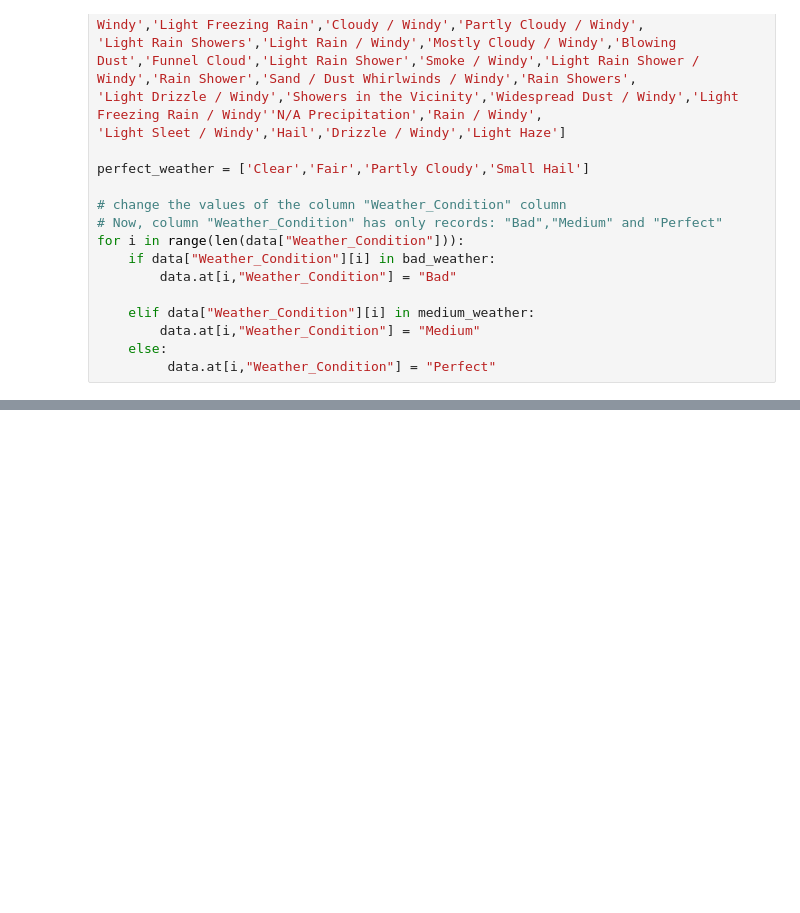
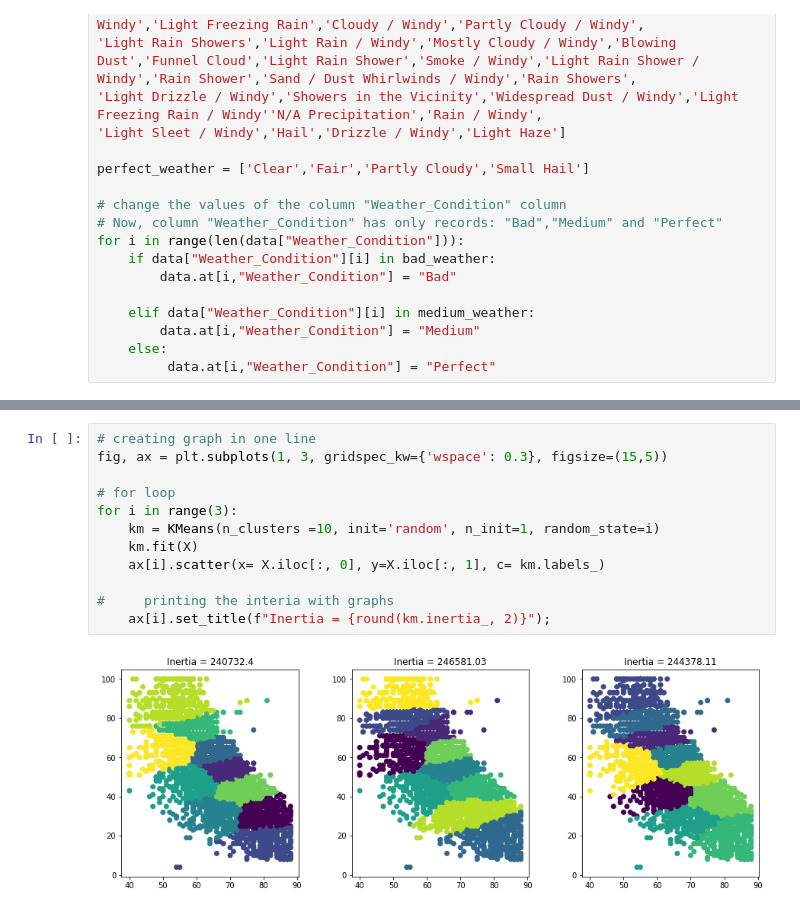
Before and after one commit to stratoskar/DataAnalytics, a Jupyter notebook: Data Analytics/Data_Preprocessing_US_accidents.ipynb, the cells around one changed output, grey strips where cells are left out. Drawn from its saved outputs; the diff is of its cells as text; blank space fills up the shorter version.

```diff
--- a/Data Analytics/Data_Preprocessing_US_accidents.ipynb
+++ b/Data Analytics/Data_Preprocessing_US_accidents.ipynb
@@ -178,0 +223,14 @@ for i in range(len(data["Weather_Condition"])):
+# %%
+# creating graph in one line
+fig, ax = plt.subplots(1, 3, gridspec_kw={'wspace': 0.3}, figsize=(15,5))
+
+# for loop
+for i in range(3):
+    km = KMeans(n_clusters =10, init='random', n_init=1, random_state=i)
+    km.fit(X)
+    ax[i].scatter(x= X.iloc[:, 0], y=X.iloc[:, 1], c= km.labels_)
+
+#     printing the interia with graphs
+    ax[i].set_title(f"Inertia = {round(km.inertia_, 2)}");
+# %% [output]
+[figure, added]
```
Also changed, not shown: parts of 10 cells of this notebook.
